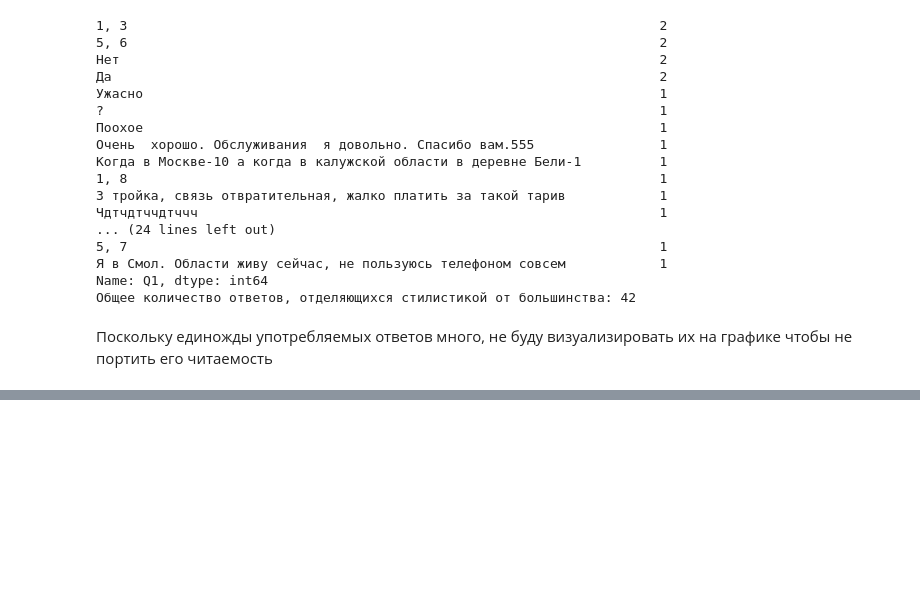
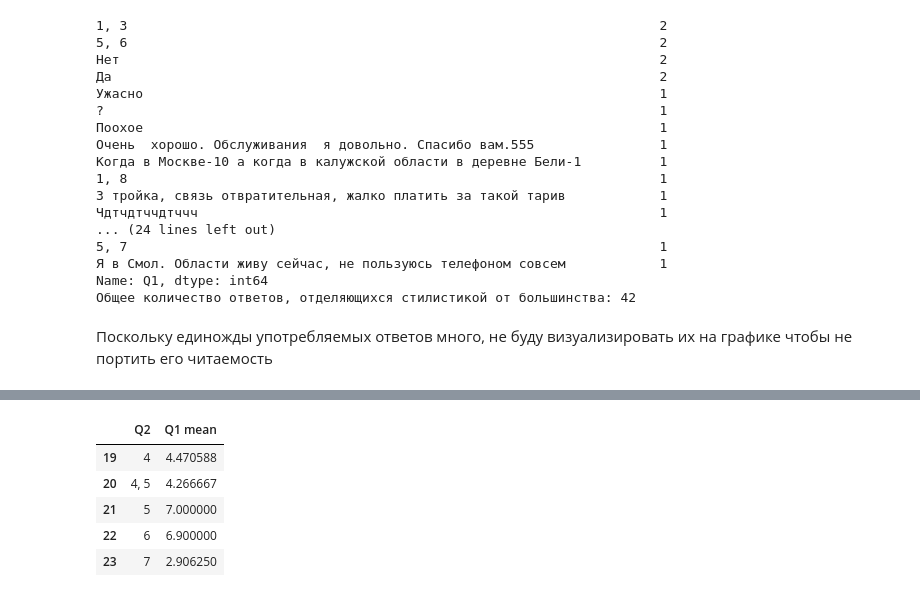
Before and after one commit to Egor-Siemens/Diploma_in_Data_Analytics, a Jupyter notebook: Graduate_work.ipynb, the cells around one changed output, grey strips where cells are left out. Saved outputs shown, nothing was run; the diff lists cells and outputs as text; code cells hidden in the pictures; blank space fills up the shorter version.

```diff
--- a/Graduate_work.ipynb
+++ b/Graduate_work.ipynb
@@ -275,0 +302,27 @@ fig.show()
+# %%
+# На мой взгляд, количество упоминаний проблем или их перечня менее 5
+# - не подходит для расчета средней оценки
+no_popular_answers_Q2 = df.Q2.value_counts()[df.Q2.value_counts() < 5]
+
+# В связи с вышесказанным уберу из данных строки, содержащие некорректные ответы
+df_part1 = df[~df.Q1.isin(wrong_answer.index)
+              & ~(df.Q2.isin(['0', '8', '9', '10'])) # список чисел вне диапазона Q2 1-7
+              & ~(df.Q2.isin(no_popular_answers_Q2.index))].copy() # не популярные ответы
+
+# Уберу из данных пропуски, они не отражают цели задачи
+df_part1.dropna(inplace=True)
+
+# Прведу значения Q1 к числовому формату
+df_part1.Q1 = df_part1.Q1.astype('int')
+
+# Группировка по коду проблемы или по комбинации кодов и расчет средней общей оценки
+df_part1 = df_part1.groupby('Q2').agg({'Q1': 'mean'}).reset_index()
+df_part1.columns = ['Q2', 'Q1 mean']
+df_part1.tail()
+# %% [output]
+|  | Q2 | Q1 mean |
+| 19 | 4 | 4.470588 |
+| 20 | 4, 5 | 4.266667 |
+| 21 | 5 | 7.000000 |
+| 22 | 6 | 6.900000 |
+| 23 | 7 | 2.906250 |
```
Also changed, not shown: parts of 15 cells of this notebook.
